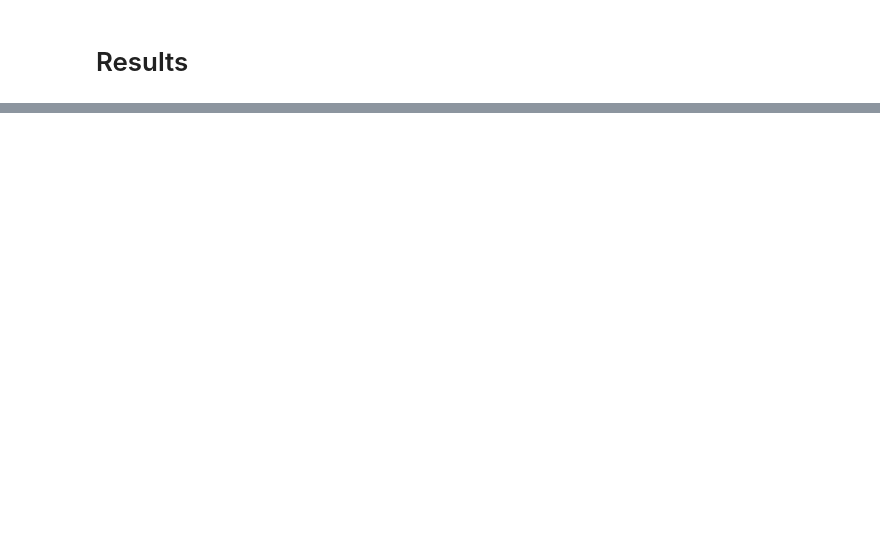
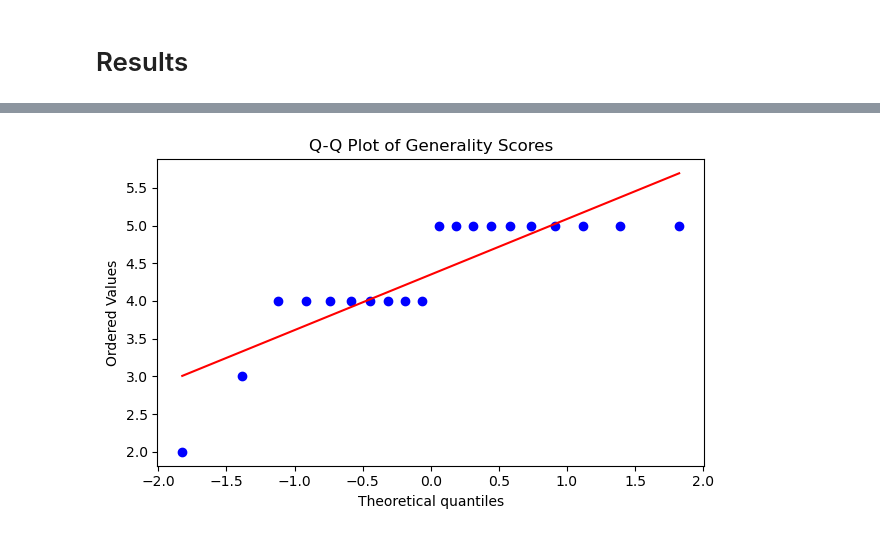
Before and after one commit to ivangermanov/openml-tags, a Jupyter notebook: notebooks/gpt_evaluation.ipynb, the cells around one changed output, grey strips where cells are left out. Drawn from its saved outputs; the diff is of its cells as text; code cells hidden in the pictures; blank space fills up the shorter version.

```diff
--- a/notebooks/gpt_evaluation.ipynb
+++ b/notebooks/gpt_evaluation.ipynb
@@ -505,26 +612,16 @@ P-value: 0.000
 # %%
-import json
-from collections import defaultdict
 import plotly.graph_objects as go
 from plotly.subplots import make_subplots
-import numpy as np
-
-# Function to load JSON data
-def load_json(file_path):
-    with open(file_path, 'r') as file:
-        return json.load(file)
-
-# Load the data
-data = load_json('gpt_evaluation_results.json')
 
 # Initialize data structures
 tag_relevance = defaultdict(list)
 tag_generality = defaultdict(list)
 all_relevance_scores = []
 all_generality_scores = []
+all_coverage_scores = []
 
 # Process the data
-for entry in data:
+for entry in results:
     if 'stage_2_result' in entry:
         if 'relevance' in entry['stage_2_result']:
             relevance_scores = entry['stage_2_result']['relevance']
@@ -536,25 +633,32 @@ for entry in data:
             for tag, score in generality_scores.items():
                 tag_generality[tag].append(score)
                 all_generality_scores.append(score)
+        if 'coverage' in entry['stage_2_result']:
+            coverage_score = entry['stage_2_result']['coverage']
+            all_coverage_scores.append(coverage_score)
 
 # Calculate average scores per tag
 avg_relevance_per_tag = {tag: sum(scores) / len(scores) for tag, scores in tag_relevance.items()}
 avg_generality_per_tag = {tag: sum(scores) / len(scores) for tag, scores in tag_generality.items()}
+avg_coverage = sum(all_coverage_scores) / len(all_coverage_scores)
 
 # Calculate means and standard deviations
 relevance_mean = np.mean(all_relevance_scores)
 generality_mean = np.mean(all_generality_scores)
 relevance_std = np.std(all_relevance_scores)
 generality_std = np.std(all_generality_scores)
+coverage_mean = np.mean(all_coverage_scores)
+coverage_std = np.std(all_coverage_scores)
 
 # Sort tags by average scores
 sorted_relevance_tags = sorted(avg_relevance_per_tag.items(), key=lambda x: x[1], reverse=True)
 sorted_generality_tags = sorted(avg_generality_per_tag.items(), key=lambda x: x[1], reverse=True)
 
 # Create subplots
-fig = make_subplots(rows=2, cols=2, subplot_titles=(
+fig = make_subplots(rows=3, cols=2, subplot_titles=(
     "Average Relevance Score per Tag", "Average Generality Score per Tag",
-    "Overall Distribution of Relevance Scores", "Overall Distribution of Generality Scores"
+    "Overall Distribution of Relevance Scores", "Overall Distribution of Generality Scores",
+    "Overall Distribution of Coverage Scores"
 ))
 
 # Add bar charts for average scores
@@ -564,6 +668,7 @@ fig.add_trace(go.Bar(x=[tag for tag, _ in sorted_generality_tags], y=[score for
 # Add histograms for overall distribution of scores
 fig.add_trace(go.Histogram(x=all_relevance_scores, nbinsx=20, name="Relevance Distribution"), row=2, col=1)
 fig.add_trace(go.Histogram(x=all_generality_scores, nbinsx=20, name="Generality Distribution"), row=2, col=2)
+fig.add_trace(go.Histogram(x=all_coverage_scores, nbinsx=5, name="Coverage Distribution"), row=3, col=1)
 
 # Add vertical lines for mean and standard deviations on relevance histogram
 fig.add_vline(x=relevance_mean, line_dash="solid", line_color="red", row=2, col=1)
@@ -574,6 +679,12 @@ fig.add_vline(x=relevance_mean + relevance_std, line_dash="dash", line_color="gr
 fig.add_vline(x=generality_mean, line_dash="solid", line_color="red", row=2, col=2)
 fig.add_vline(x=generality_mean - generality_std, line_dash="dash", line_color="green", row=2, col=2)
 fig.add_vline(x=generality_mean + generality_std, line_dash="dash", line_color="green", row=2, col=2)
+
+# Add vertical line for average coverage
+fig.add_vline(x=avg_coverage, line_dash="solid", line_color="red", row=3, col=1)
+fig.add_vline(x=coverage_mean, line_dash="solid", line_color="red", row=3, col=1)
+fig.add_vline(x=coverage_mean - coverage_std, line_dash="dash", line_color="green", row=3, col=1)
+fig.add_vline(x=coverage_mean + coverage_std, line_dash="dash", line_color="green", row=3, col=1)
 
 # Update layout
 fig.update_layout(height=1200, title_text="Tag Relevance and Generality Analysis", showlegend=False)
@@ -647,0 +720,12 @@ plt.show()
+# %%
+plt.figure(figsize=(12, 4))
+
+# Q-Q Plot
+plt.subplot(122)
+stats.probplot(all_relevance_scores, dist="norm", plot=plt)
+plt.title('Q-Q Plot of Generality Scores')
+
+plt.tight_layout()
+plt.show()
+# %% [output]
+[figure, added]
```
Also changed, not shown: parts of 38 cells of this notebook, 4 other files.
